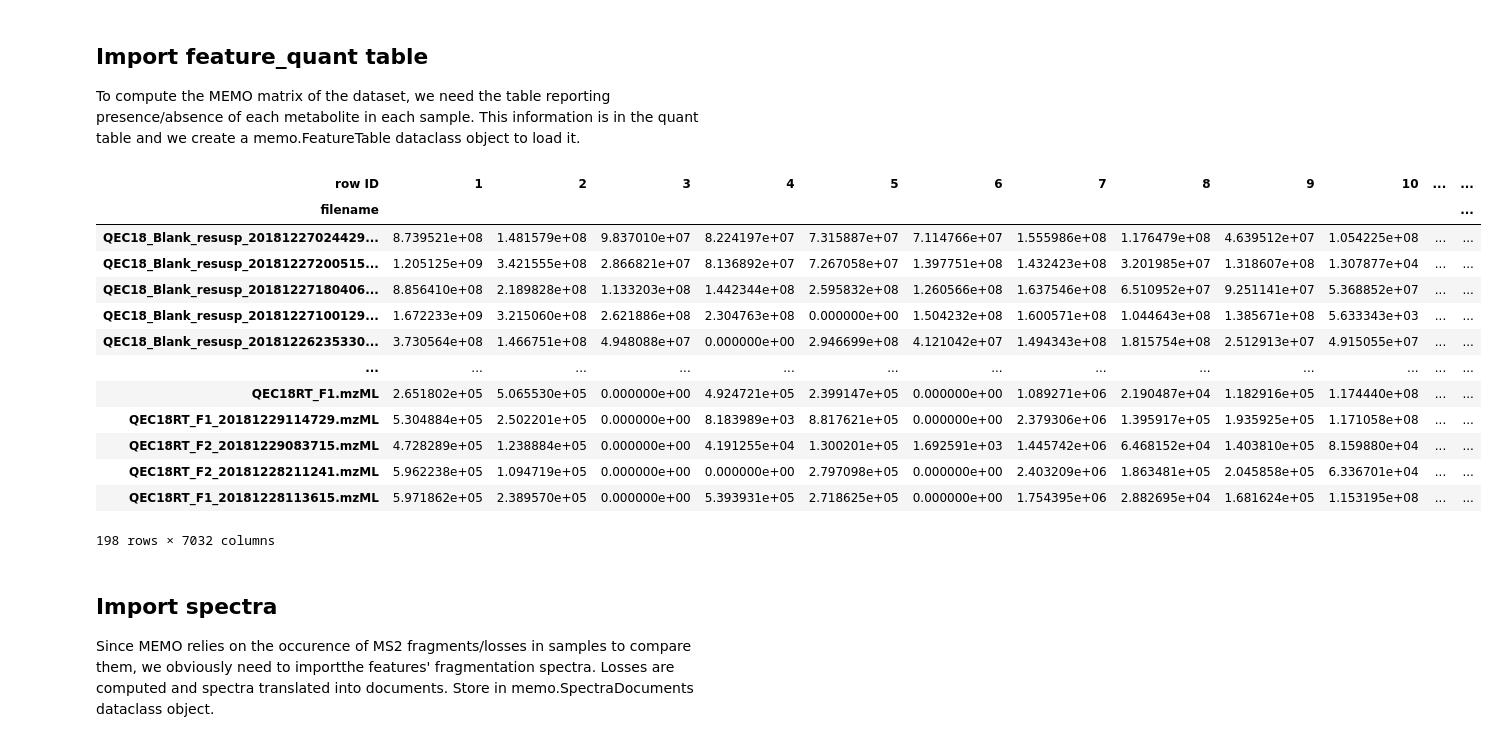
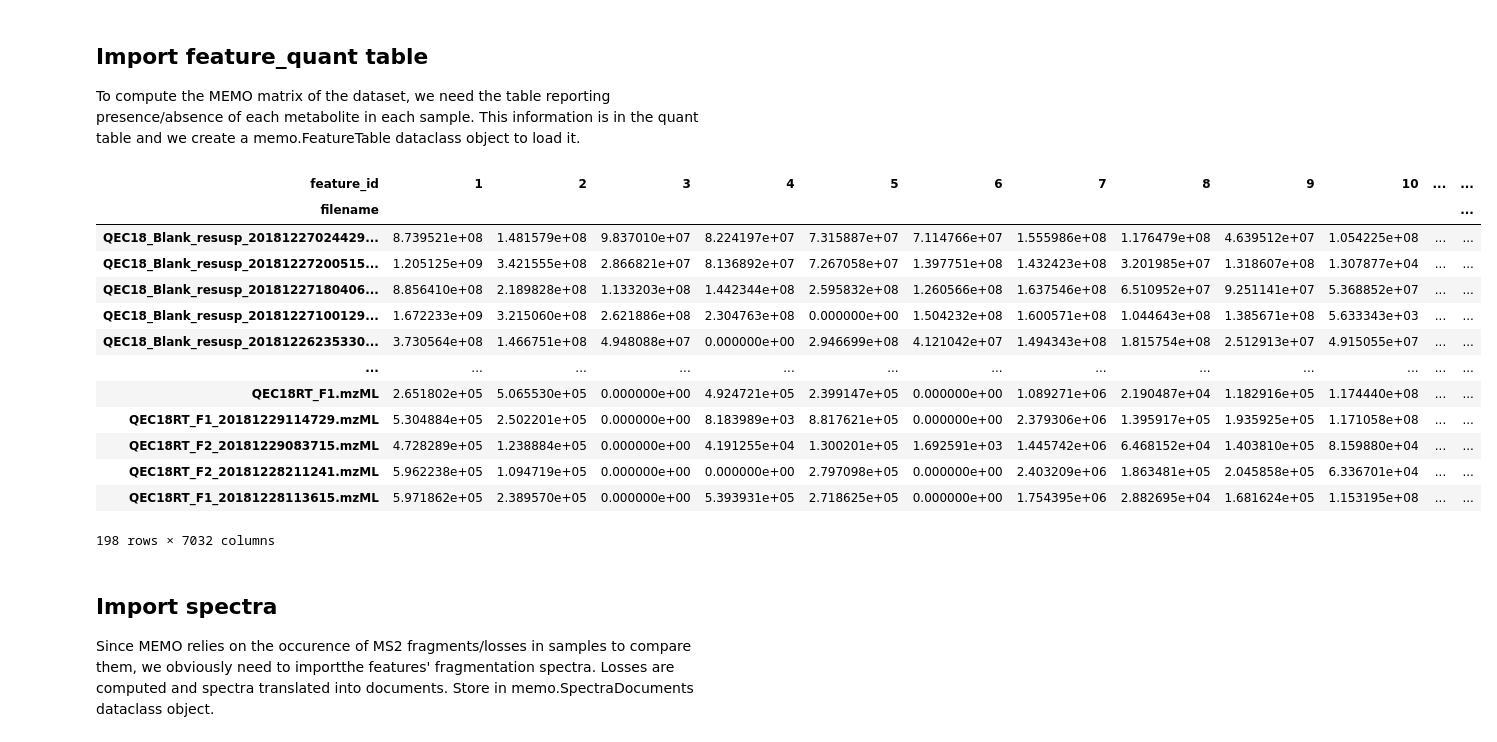
Before and after one commit to mandelbrot-project/memo, a Jupyter notebook: tutorial/tutorial_memo.ipynb, the cells around one changed output. Cells and saved outputs as stored; diff of their text form; code cells hidden in the pictures.

```diff
--- a/tutorial/tutorial_memo.ipynb
+++ b/tutorial/tutorial_memo.ipynb
@@ -73,10 +77,10 @@ df_meta
 ## Import feature_quant table
 To compute the MEMO matrix of the dataset, we need the table reporting presence/absence of each metabolite in each sample. This information is in the quant table and we create a memo.FeatureTable dataclass object to load it.
 # %%
-feat_table_qe = memo.FeatureTable(path="data/quantification_table-00000.csv", software='mzmine')
+feat_table_qe = memo.FeatureTable(path="../data/quantification_table-00000.csv", software='mzmine')
 feat_table_qe.feature_table
 # %% [output]
-| row ID | 1 | 2 | 3 | 4 | 5 | 6 | 7 | 8 | 9 | 10 | ... | ... |
+| feature_id | 1 | 2 | 3 | 4 | 5 | 6 | 7 | 8 | 9 | 10 | ... | ... |
 | filename |  |  |  |  |  |  |  |  |  |  |  | ... |
 | QEC18_Blank_resusp_20181227024429... | 8.739521e+08 | 1.481579e+08 | 9.837010e+07 | 8.224197e+07 | 7.315887e+07 | 7.114766e+07 | 1.555986e+08 | 1.176479e+08 | 4.639512e+07 | 1.054225e+08 | ... | ... |
 | QEC18_Blank_resusp_20181227200515... | 1.205125e+09 | 3.421555e+08 | 2.866821e+07 | 8.136892e+07 | 7.267058e+07 | 1.397751e+08 | 1.432423e+08 | 3.201985e+07 | 1.318607e+08 | 1.307877e+04 | ... | ... |
```
Also changed, not shown: parts of 5 cells of this notebook.
